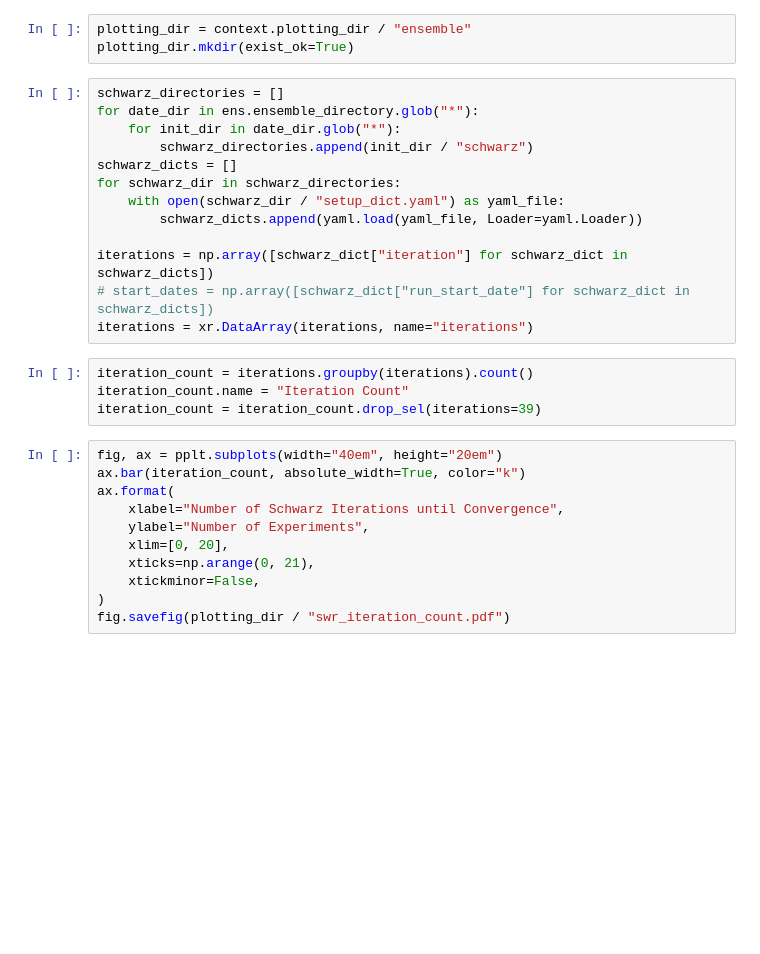
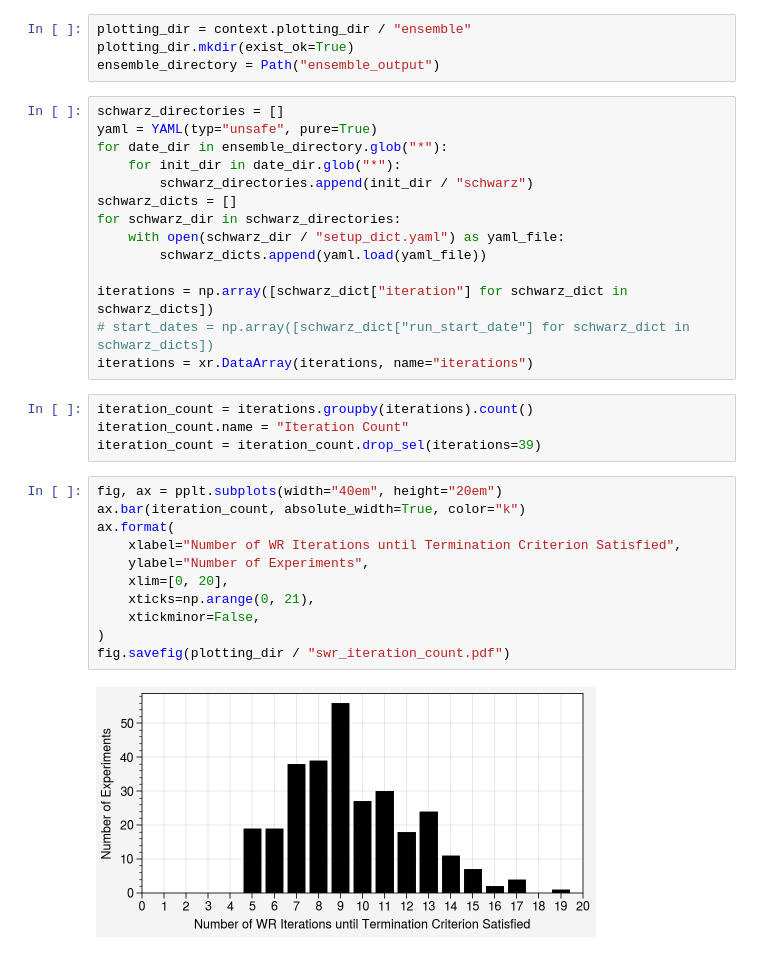
Before and after one commit to valentinaschueller/ece-scm-coupling, a Jupyter notebook: nwp_schwarz_iters.ipynb, the cells around one changed output. Cells and saved outputs as stored; diff of their text form; blank space fills up the shorter version.

Commit message:
Plotting updates for 2024

```diff
--- a/nwp_schwarz_iters.ipynb
+++ b/nwp_schwarz_iters.ipynb
@@ -9,15 +10,17 @@ import user_context as context
 # %%
 plotting_dir = context.plotting_dir / "ensemble"
 plotting_dir.mkdir(exist_ok=True)
+ensemble_directory = Path("ensemble_output")
 # %%
 schwarz_directories = []
-for date_dir in ens.ensemble_directory.glob("*"):
+yaml = YAML(typ="unsafe", pure=True)
+for date_dir in ensemble_directory.glob("*"):
     for init_dir in date_dir.glob("*"):
         schwarz_directories.append(init_dir / "schwarz")
 schwarz_dicts = []
 for schwarz_dir in schwarz_directories:
     with open(schwarz_dir / "setup_dict.yaml") as yaml_file:
-        schwarz_dicts.append(yaml.load(yaml_file, Loader=yaml.Loader))
+        schwarz_dicts.append(yaml.load(yaml_file))
 
 iterations = np.array([schwarz_dict["iteration"] for schwarz_dict in schwarz_dicts])
 # start_dates = np.array([schwarz_dict["run_start_date"] for schwarz_dict in schwarz_dicts])
@@ -29,11 +32,13 @@ iteration_count = iteration_count.drop_sel(iterations=39)
 # %%
 fig, ax = pplt.subplots(width="40em", height="20em")
 ax.bar(iteration_count, absolute_width=True, color="k")
 ax.format(
-    xlabel="Number of Schwarz Iterations until Convergence",
+    xlabel="Number of WR Iterations until Termination Criterion Satisfied",
     ylabel="Number of Experiments",
     xlim=[0, 20],
     xticks=np.arange(0, 21),
     xtickminor=False,
 )
 fig.savefig(plotting_dir / "swr_iteration_count.pdf")
+# %% [output]
+[figure, added]
```
Also changed, not shown: parts of 1 cell of this notebook.
